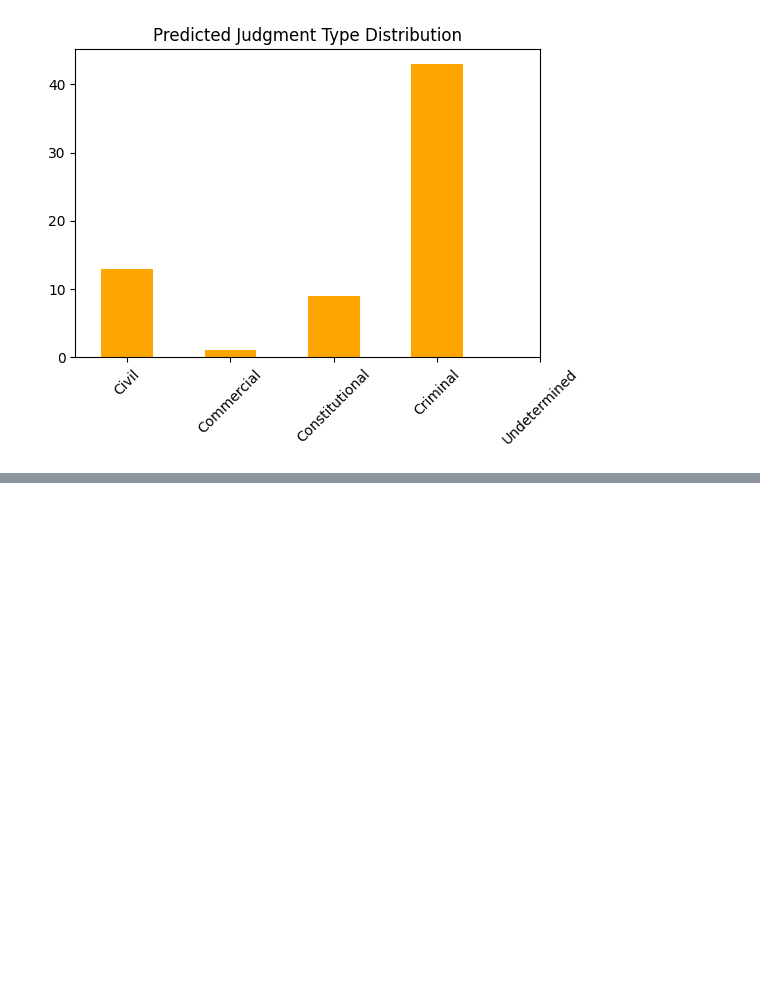
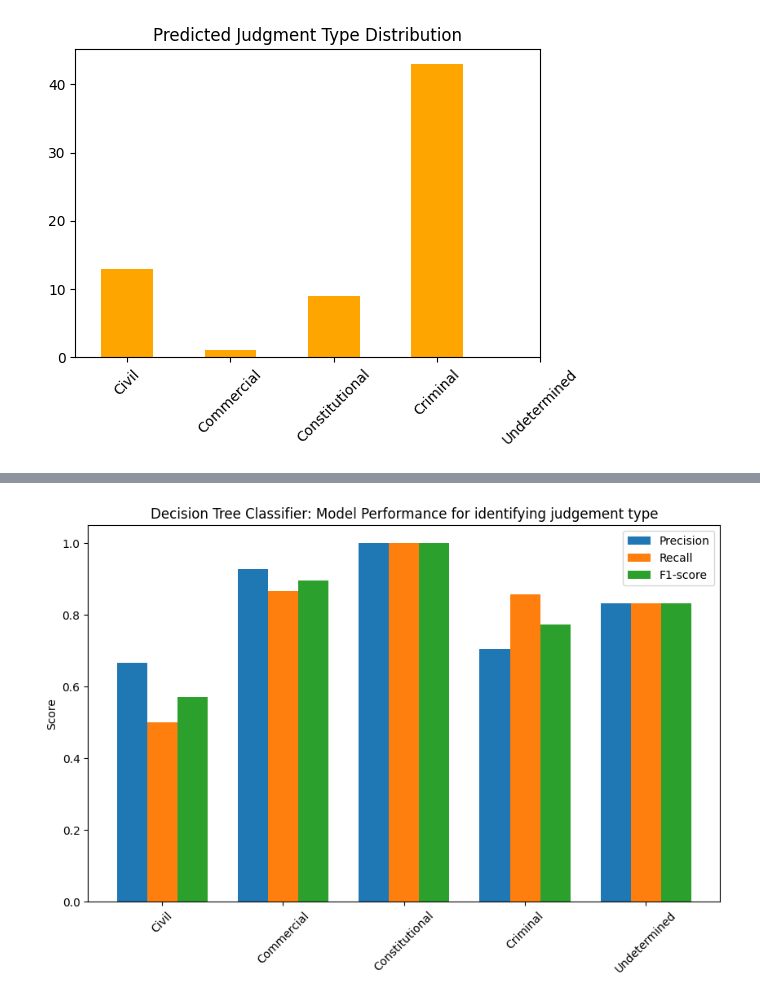
Before and after one commit to SuwilanjiTrey/DataMining-11, a Jupyter notebook: dataMiningGroup11.ipynb, the cells around one changed output, grey strips where cells are left out. Saved outputs shown, nothing was run; the diff lists cells and outputs as text; code cells hidden in the pictures; blank space fills up the shorter version.

```diff
--- a/dataMiningGroup11.ipynb
+++ b/dataMiningGroup11.ipynb
@@ -537,0 +604,22 @@ plt.show()
+# %%
+from sklearn.metrics import precision_recall_fscore_support
+import numpy as np
+
+# Extract metrics
+prec, rec, f1, _ = precision_recall_fscore_support(y_test, y_pred)
+
+x = np.arange(len(label_e.classes_))
+width = 0.25
+
+plt.figure(figsize=(10,6))
+plt.bar(x - width, prec, width, label="Precision")
+plt.bar(x, rec, width, label="Recall")
+plt.bar(x + width, f1, width, label="F1-score")
+
+plt.xticks(x, label_e.classes_, rotation=45)
+plt.ylabel("Score")
+plt.title("Decision Tree Classifier: Model Performance for identifying judgement type")
+plt.legend()
+plt.show()
+# %% [output]
+[figure, added]
```
Also changed, not shown: parts of 3 cells of this notebook.
